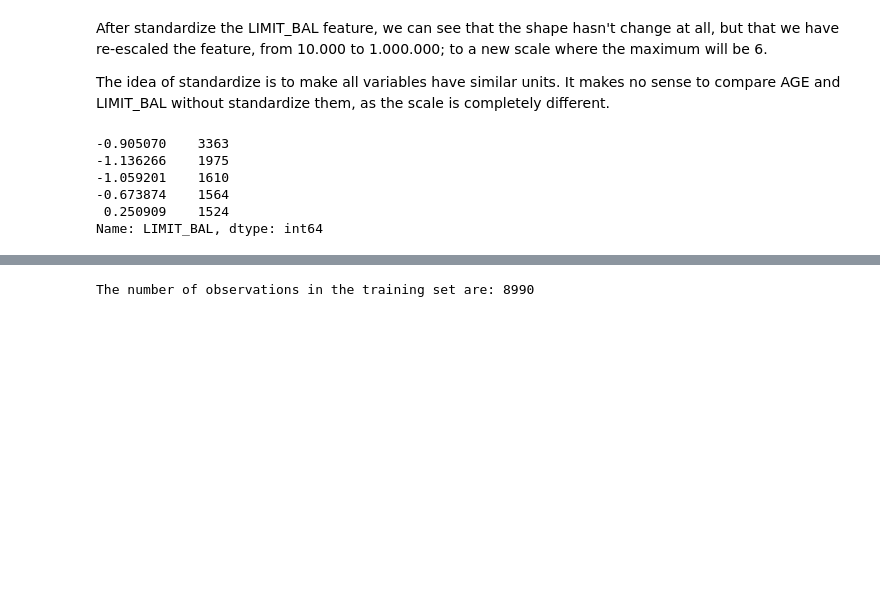
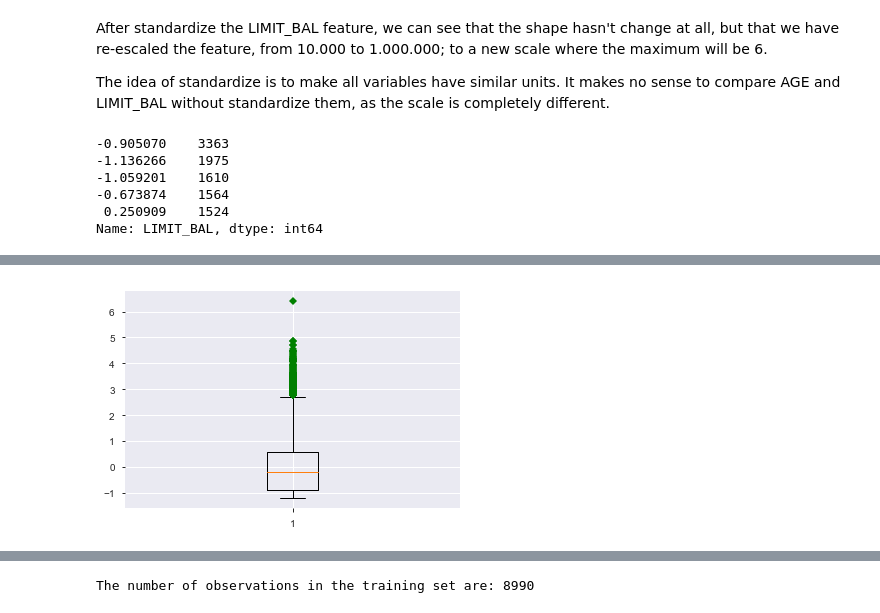
Before and after one commit to BBombi/Credit_Card_Payments, a Jupyter notebook: Default payments.ipynb, the cells around one changed output, grey strips where cells are left out. Drawn from its saved outputs; the diff is of its cells as text; code cells hidden in the pictures; blank space fills up the shorter version.

```diff
--- a/Default payments.ipynb
+++ b/Default payments.ipynb
@@ -254,0 +279,5 @@ new_credit.EDUCATION.replace([0,1,2,3,4,5,6], [4,1,2,3,4,4,4], inplace=True)
+# %%
+plt.boxplot(new_credit['LIMIT_BAL'], 0, 'gD')
+plt.show()
+# %% [output]
+[figure, added]
```
Also changed, not shown: parts of 63 cells of this notebook.
